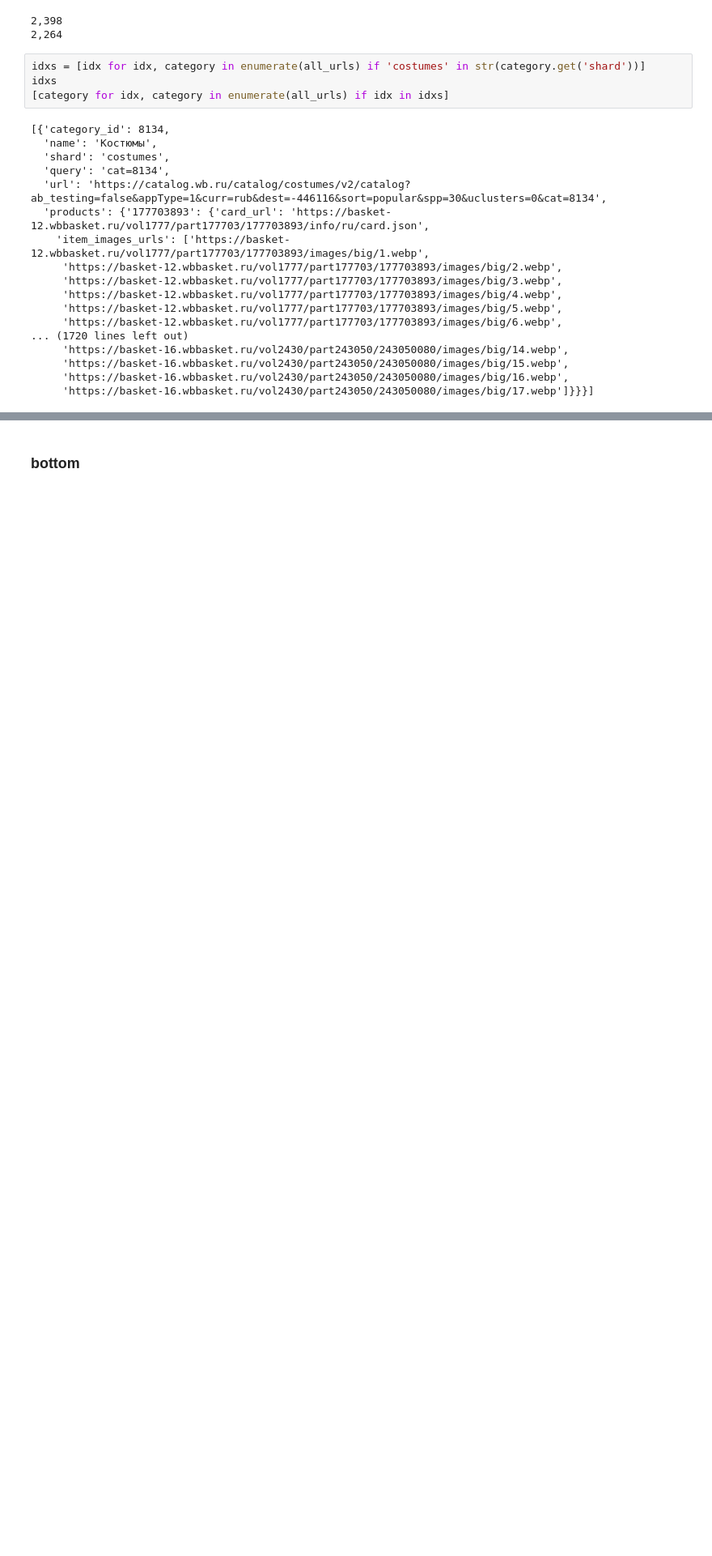
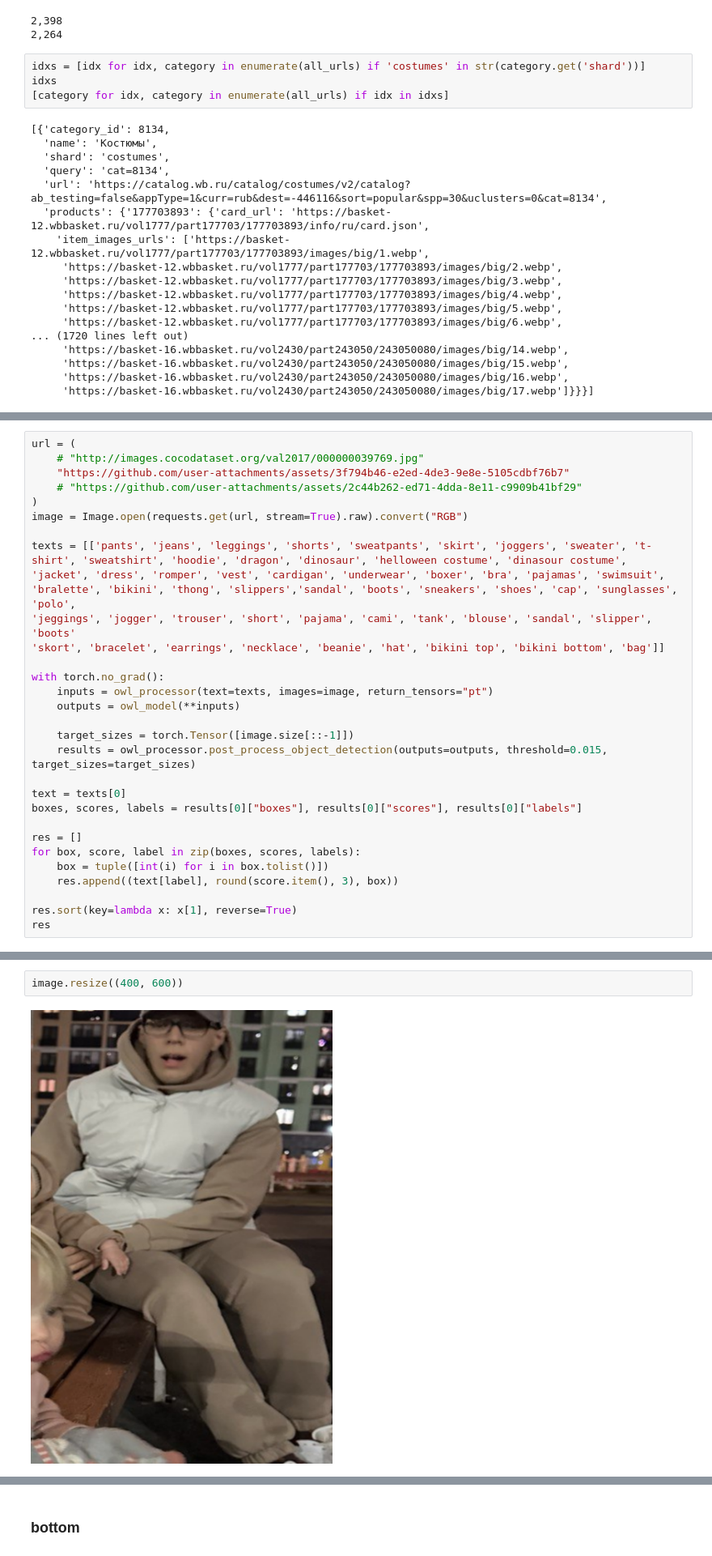
Before and after one commit to joitandr/wb_parsing, a Jupyter notebook: notebooks/image_items_segmentation.ipynb, the cells around one changed output, grey strips where cells are left out. Shown at 81% size. Drawn from its saved outputs; the diff is of its cells as text; blank space fills up the shorter version.

```diff
--- a/notebooks/image_items_segmentation.ipynb
+++ b/notebooks/image_items_segmentation.ipynb
@@ -135,0 +136,31 @@ model = OwlViTForObjectDetection.from_pretrained("google/owlvit-base-patch32")
+# %%
+url = (
+    # "http://images.cocodataset.org/val2017/000000039769.jpg"
+    "https://github.com/user-attachments/assets/3f794b46-e2ed-4de3-9e8e-5105cdbf76b7"
+    # "https://github.com/user-attachments/assets/2c44b262-ed71-4dda-8e11-c9909b41bf29"
+)
+image = Image.open(requests.get(url, stream=True).raw).convert("RGB")
+
+texts = [['pants', 'jeans', 'leggings', 'shorts', 'sweatpants', 'skirt', 'joggers', 'sweater', 't-shirt', 'sweatshirt', 'hoodie', 'dragon', 'dinosaur', 'helloween costume', 'dinasour costume',
+'jacket', 'dress', 'romper', 'vest', 'cardigan', 'underwear', 'boxer', 'bra', 'pajamas', 'swimsuit',
+'bralette', 'bikini', 'thong', 'slippers','sandal', 'boots', 'sneakers', 'shoes', 'cap', 'sunglasses', 'polo',
+'jeggings', 'jogger', 'trouser', 'short', 'pajama', 'cami', 'tank', 'blouse', 'sandal', 'slipper', 'boots'
+'skort', 'bracelet', 'earrings', 'necklace', 'beanie', 'hat', 'bikini top', 'bikini bottom', 'bag']]
+
+with torch.no_grad():
+    inputs = owl_processor(text=texts, images=image, return_tensors="pt")
+    outputs = owl_model(**inputs)
+
+    target_sizes = torch.Tensor([image.size[::-1]])
+    results = owl_processor.post_process_object_detection(outputs=outputs, threshold=0.015, target_sizes=target_sizes)
+
+text = texts[0]
+boxes, scores, labels = results[0]["boxes"], results[0]["scores"], results[0]["labels"]
+
+res = []
+for box, score, label in zip(boxes, scores, labels):
+    box = tuple([int(i) for i in box.tolist()])
+    res.append((text[label], round(score.item(), 3), box))
+
+res.sort(key=lambda x: x[1], reverse=True)
+res
@@ -135,0 +185,4 @@ model = OwlViTForObjectDetection.from_pretrained("google/owlvit-base-patch32")
+# %%
+image.resize((400, 600))
+# %% [output]
+[figure, added]
```
Also changed, not shown: parts of 8 cells of this notebook.
